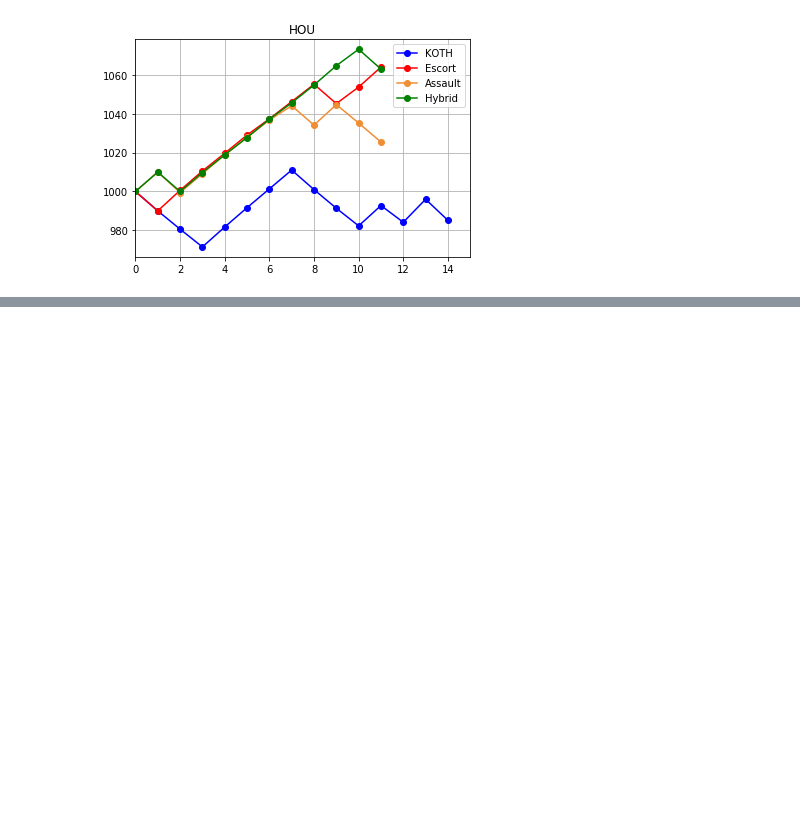
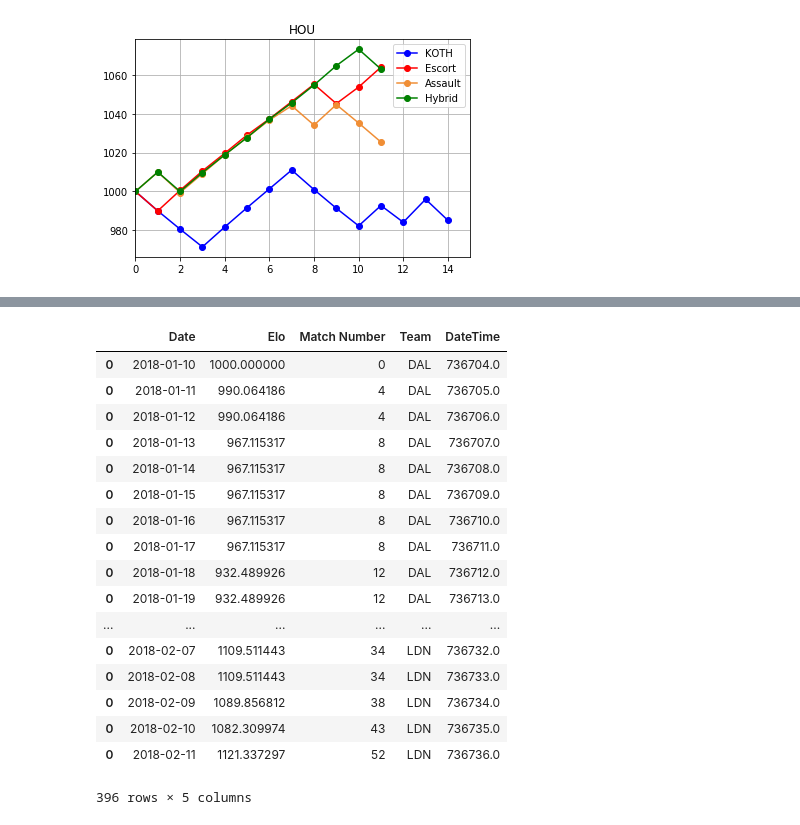
Before and after one commit to ccastleberry/OWL, a Jupyter notebook: ELO Analysis/ELOTools Test.ipynb, the cells around one changed output, grey strips where cells are left out. Cells and saved outputs as stored; diff of their text form; code cells hidden in the pictures; blank space fills up the shorter version.

```diff
--- a/ELO Analysis/ELOTools Test.ipynb
+++ b/ELO Analysis/ELOTools Test.ipynb
@@ -333,0 +355,21 @@ plt.savefig('team_plots.png')
+# %%
+new_elo_df
+# %% [output]
+|  | Date | Elo | Match Number | Team | DateTime |
+| 0 | 2018-01-10 | 1000.000000 | 0 | DAL | 736704.0 |
+| 0 | 2018-01-11 | 990.064186 | 4 | DAL | 736705.0 |
+| 0 | 2018-01-12 | 990.064186 | 4 | DAL | 736706.0 |
+| 0 | 2018-01-13 | 967.115317 | 8 | DAL | 736707.0 |
+| 0 | 2018-01-14 | 967.115317 | 8 | DAL | 736708.0 |
+| 0 | 2018-01-15 | 967.115317 | 8 | DAL | 736709.0 |
+| 0 | 2018-01-16 | 967.115317 | 8 | DAL | 736710.0 |
+| 0 | 2018-01-17 | 967.115317 | 8 | DAL | 736711.0 |
+| 0 | 2018-01-18 | 932.489926 | 12 | DAL | 736712.0 |
+| 0 | 2018-01-19 | 932.489926 | 12 | DAL | 736713.0 |
+| ... | ... | ... | ... | ... | ... |
+| 0 | 2018-02-07 | 1109.511443 | 34 | LDN | 736732.0 |
+| 0 | 2018-02-08 | 1109.511443 | 34 | LDN | 736733.0 |
+| 0 | 2018-02-09 | 1089.856812 | 38 | LDN | 736734.0 |
+| 0 | 2018-02-10 | 1082.309974 | 43 | LDN | 736735.0 |
+| 0 | 2018-02-11 | 1121.337297 | 52 | LDN | 736736.0 |
+396 rows × 5 columns
```
Also changed, not shown: parts of 22 cells of this notebook, 2 other files.
